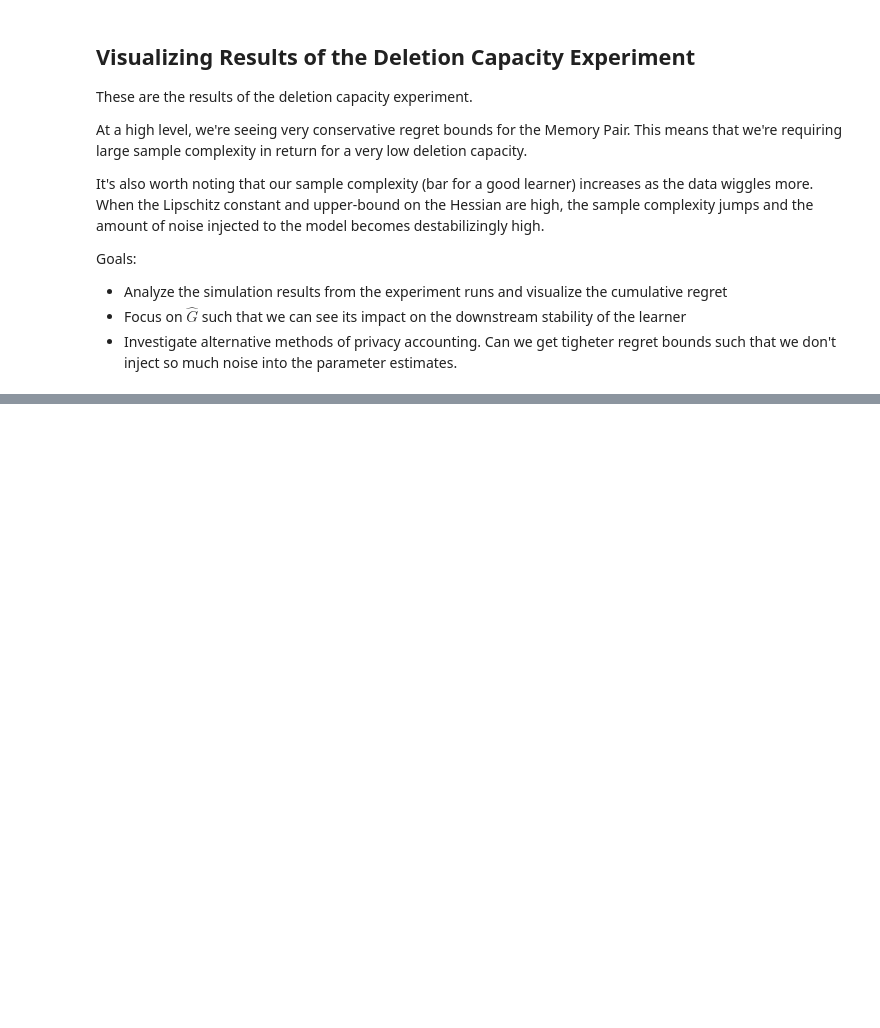
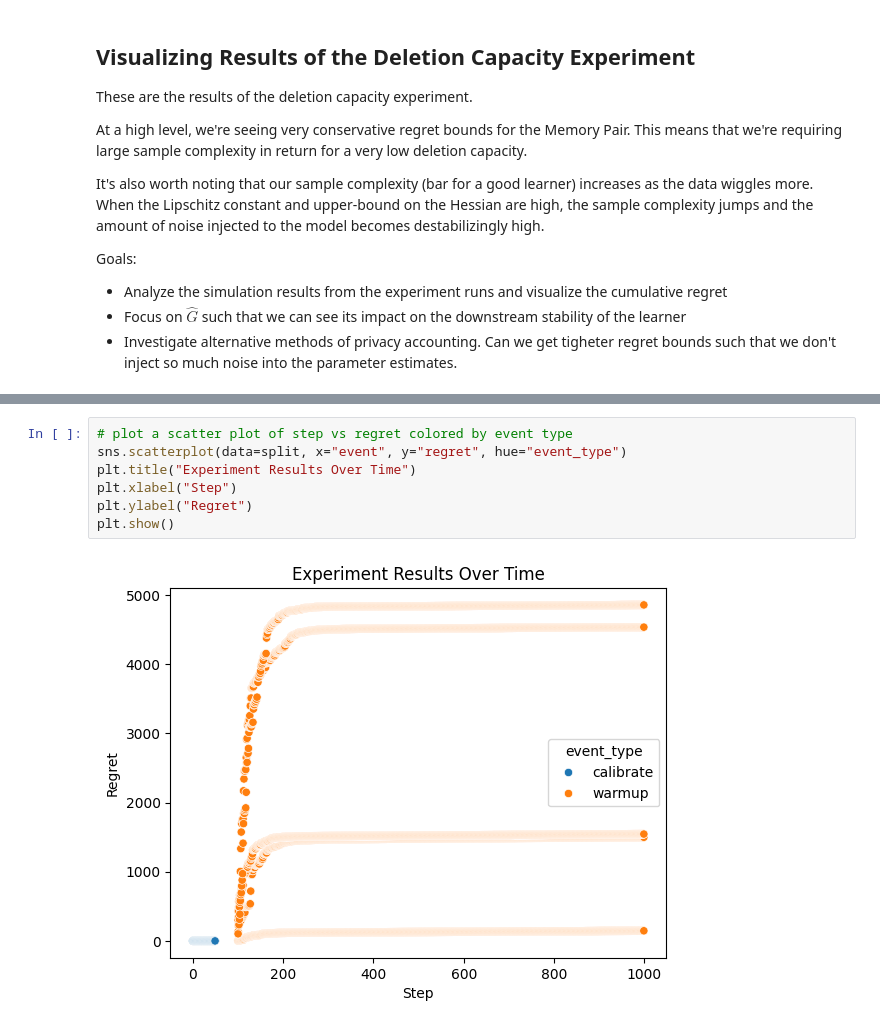
Before and after one commit to kennonstewart/unlearning-research-meta, a Jupyter notebook: experiments/deletion_capacity/results/analysis.ipynb, the cells around one changed output, grey strips where cells are left out. Drawn from its saved outputs; the diff is of its cells as text; blank space fills up the shorter version.

```diff
--- a/experiments/deletion_capacity/results/analysis.ipynb
+++ b/experiments/deletion_capacity/results/analysis.ipynb
@@ -127,0 +65,9 @@ FileNotFoundError: [Errno 2] No such file or directory: '/results/summary_synthe
+# %%
+# plot a scatter plot of step vs regret colored by event type
+sns.scatterplot(data=split, x="event", y="regret", hue="event_type")
+plt.title("Experiment Results Over Time")
+plt.xlabel("Step")
+plt.ylabel("Regret")
+plt.show()
+# %% [output]
+[figure, added]
```
Also changed, not shown: parts of 16 cells of this notebook, 3 other files.
